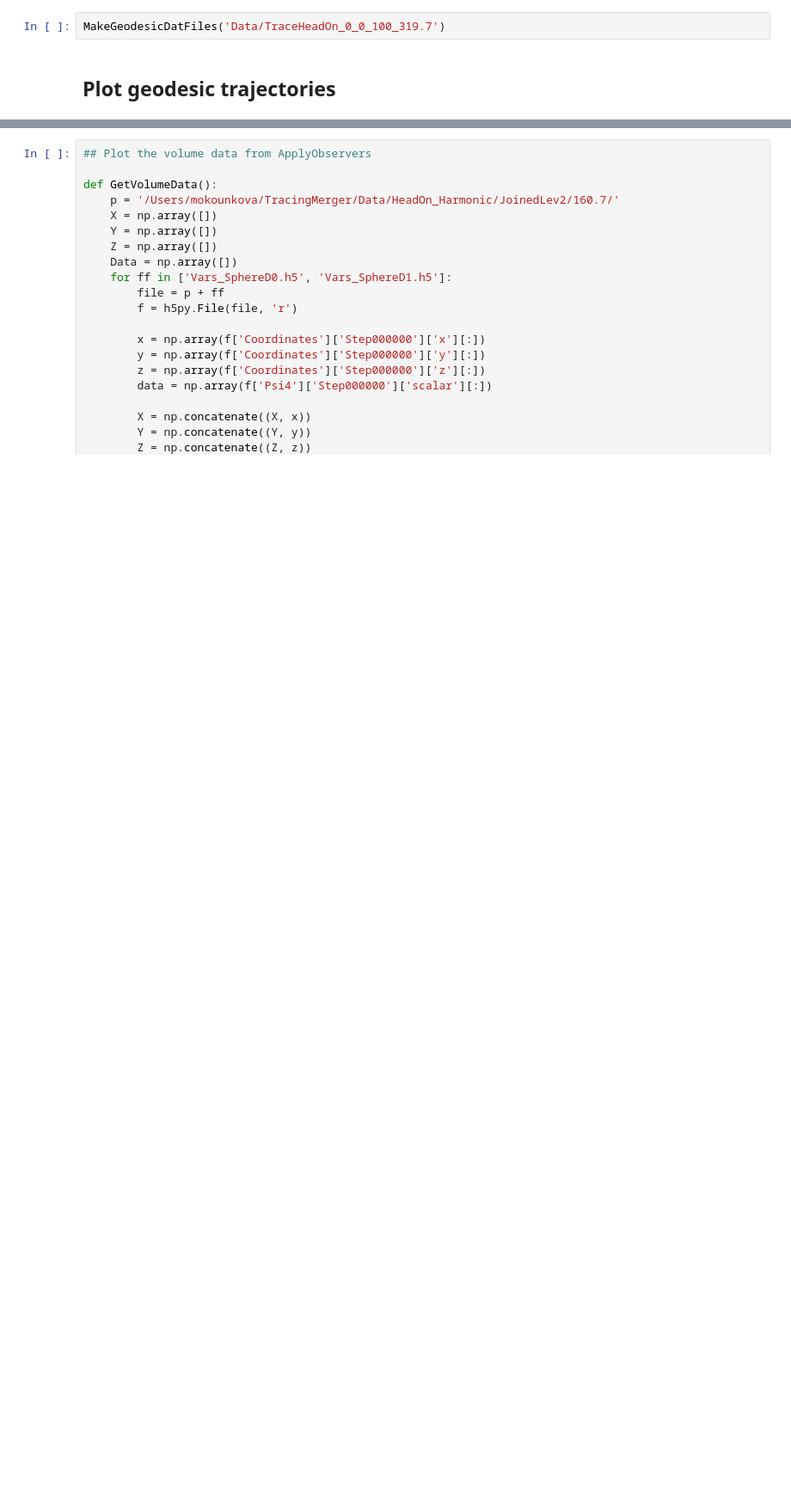
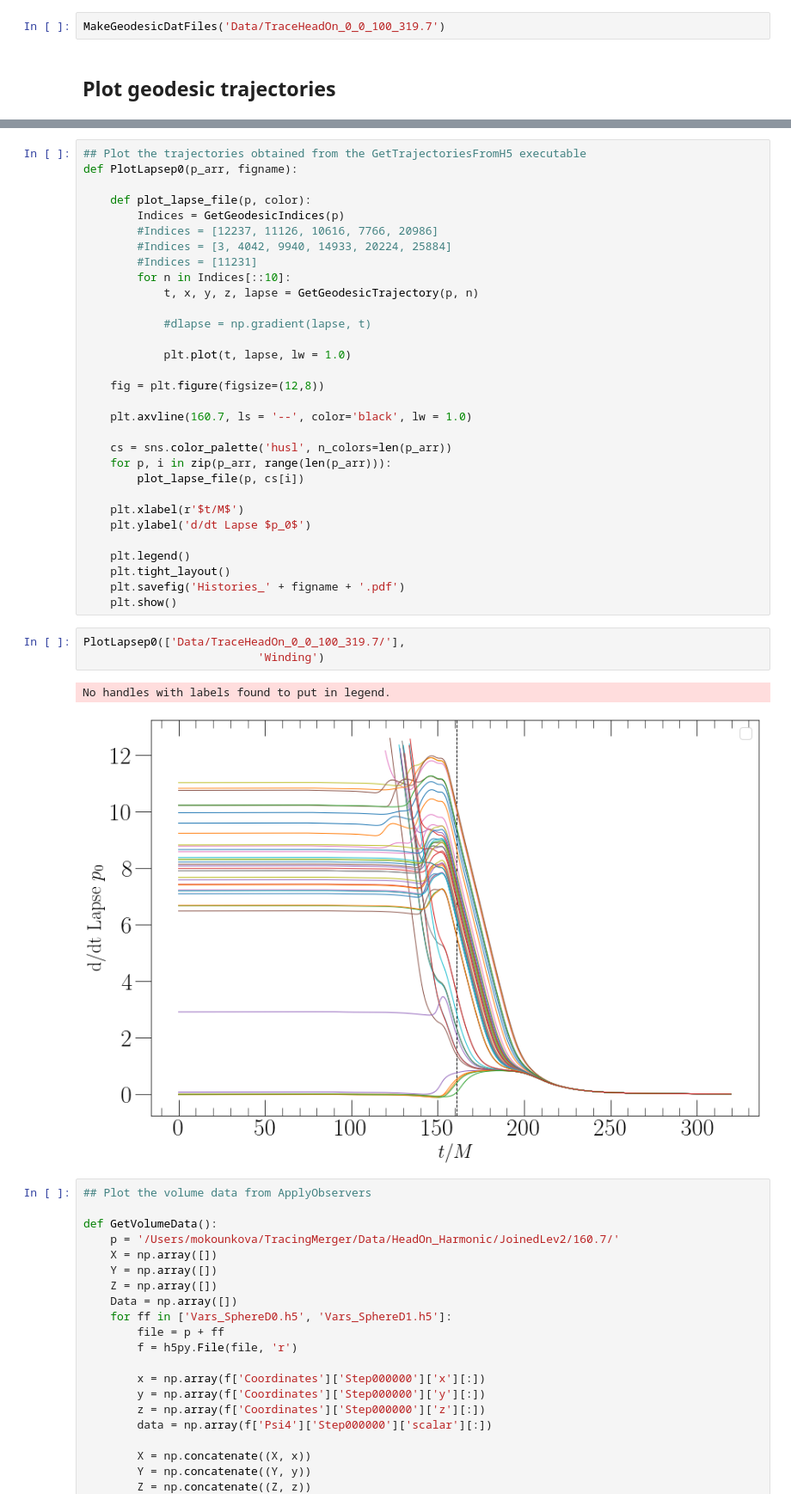
Before and after one commit to mariaokounkova/TracingMerger, a Jupyter notebook: Analysis.ipynb, the cells around one changed output, grey strips where cells are left out. Shown: that part at 86% size. Drawn from its saved outputs; the diff is of its cells as text; blank space fills up the shorter version.

```diff
--- a/Analysis.ipynb
+++ b/Analysis.ipynb
@@ -487,3 +489,40 @@ PlotGetTrajectoriesFromH5(['Data/TraceHeadOn_0_0_100_319.7/'],
+# %%
+## Plot the trajectories obtained from the GetTrajectoriesFromH5 executable
+def PlotLapsep0(p_arr, figname):
+
+    def plot_lapse_file(p, color):
+        Indices = GetGeodesicIndices(p)
+        #Indices = [12237, 11126, 10616, 7766, 20986]
+        #Indices = [3, 4042, 9940, 14933, 20224, 25884]
+        #Indices = [11231]
+        for n in Indices[::10]:
+            t, x, y, z, lapse = GetGeodesicTrajectory(p, n)
+
+            #dlapse = np.gradient(lapse, t)
+
+            plt.plot(t, lapse, lw = 1.0)
+
+    fig = plt.figure(figsize=(12,8))
+
+    plt.axvline(160.7, ls = '--', color='black', lw = 1.0)
+
+    cs = sns.color_palette('husl', n_colors=len(p_arr))
+    for p, i in zip(p_arr, range(len(p_arr))):
+        plot_lapse_file(p, cs[i])
+
+    plt.xlabel(r'$t/M$')
+    plt.ylabel('d/dt Lapse $p_0$')
+
+    plt.legend()
+    plt.tight_layout()
+    plt.savefig('Histories_' + figname + '.pdf')
+    plt.show()
+# %%
+PlotLapsep0(['Data/TraceHeadOn_0_0_100_319.7/'],
+                          'Winding')
+# %% [output]
+No handles with labels found to put in legend.
+[figure, added]
 # %%
 ## Plot the volume data from ApplyObservers
 
```
Also changed, not shown: parts of 4 cells of this notebook.
